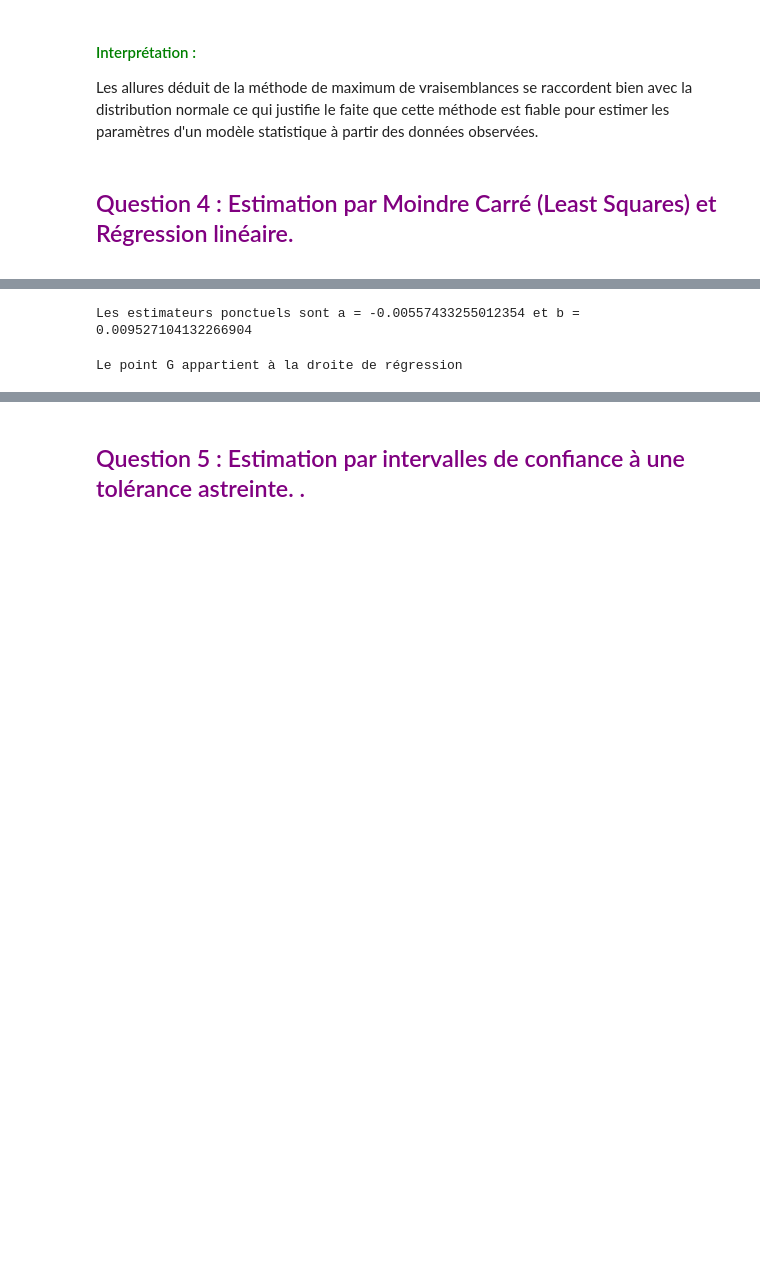
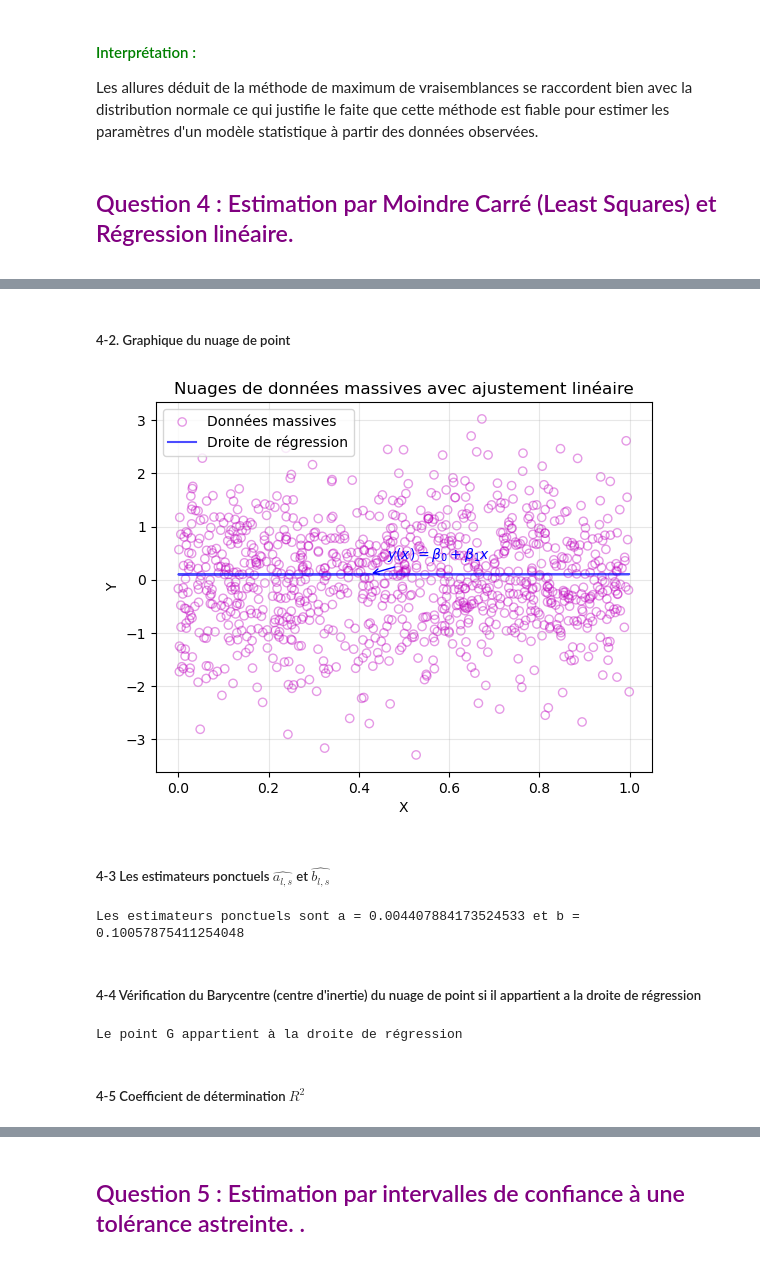
Before and after one commit to IbLahlou/Signal-Processing, a Jupyter notebook: Projet Traitement de Signal.ipynb, the cells around one changed output, grey strips where cells are left out. Cells and saved outputs as stored; diff of their text form; code cells hidden in the pictures; blank space fills up the shorter version.

```diff
--- a/Projet Traitement de Signal.ipynb
+++ b/Projet Traitement de Signal.ipynb
@@ -362,12 +365,33 @@ La droite de régression est : -0.005574332550123537x + 0.009527104132266909
+# %% [markdown]
+<h5>4-2. Graphique du nuage de point</h5>
+# %%
+plt.scatter(X_centered, Y_centered, color='m', marker='o', facecolor='none', alpha=0.4, label='Données massives')
+plt.plot(X_centered, beta1*X_centered + beta0, color='b', alpha=0.7, label='Droite de régression')
+plt.title("Nuages de données massives avec ajustement linéaire")
+plt.xlabel("X")
+plt.ylabel("Y")
+plt.legend()
+plt.grid(alpha=0.3)
+
+plt.annotate('$y(x) = \\beta_0 + \\beta_1 x$', xy=(X_centered[0], beta1*X_centered[0] + beta0),
+             xytext=(X_centered[0] + 0.04, beta1*X_centered[0] + beta0 + 0.3),
+             arrowprops=dict(arrowstyle='->', color='blue'), color='blue')
+
+plt.show()
+# %% [output]
+[figure, new version]
+# %% [markdown]
+<h5>4-3 Les estimateurs ponctuels $\widehat{a_{l,s}}$  et $\widehat{b_{l,s}}$</h5>
 # %%
-#-----4.3------#
 # Ajouter une colonne de 1 à la matrice X
-X = X.reshape(40000, 1)
+X = X.reshape(100000, 1)
 X1 = np.concatenate((np.ones((len(X), 1)), X), axis=1)
 estimateur = np.linalg.lstsq(X1, Y, rcond=None)[0]
 b = estimateur[0] # Coefficient de l'ordonnée à l'origine
 a = estimateur[1] # Coefficient de la pente
 print(f"Les estimateurs ponctuels sont a = {a} et b = {b}")
 # %% [output]
-Les estimateurs ponctuels sont a = -0.00557433255012354 et b = 0.009527104132266904
+Les estimateurs ponctuels sont a = 0.004407884173524533 et b = 0.10057875411254048
+# %% [markdown]
+<h5>4-4 Vérification du Barycentre (centre d'inertie) du nuage de point si il appartient a la droite de régression </h5>
 # %%
@@ -380,4 +402,6 @@ else:
     print("Le point G n'appartient pas à la droite de régression")
 # %% [output]
 Le point G appartient à la droite de régression
+# %% [markdown]
+<h5>4-5 Coefficient de détermination $R^2$ </h5>
 # %%
```
Also changed, not shown: parts of 19 cells of this notebook.
